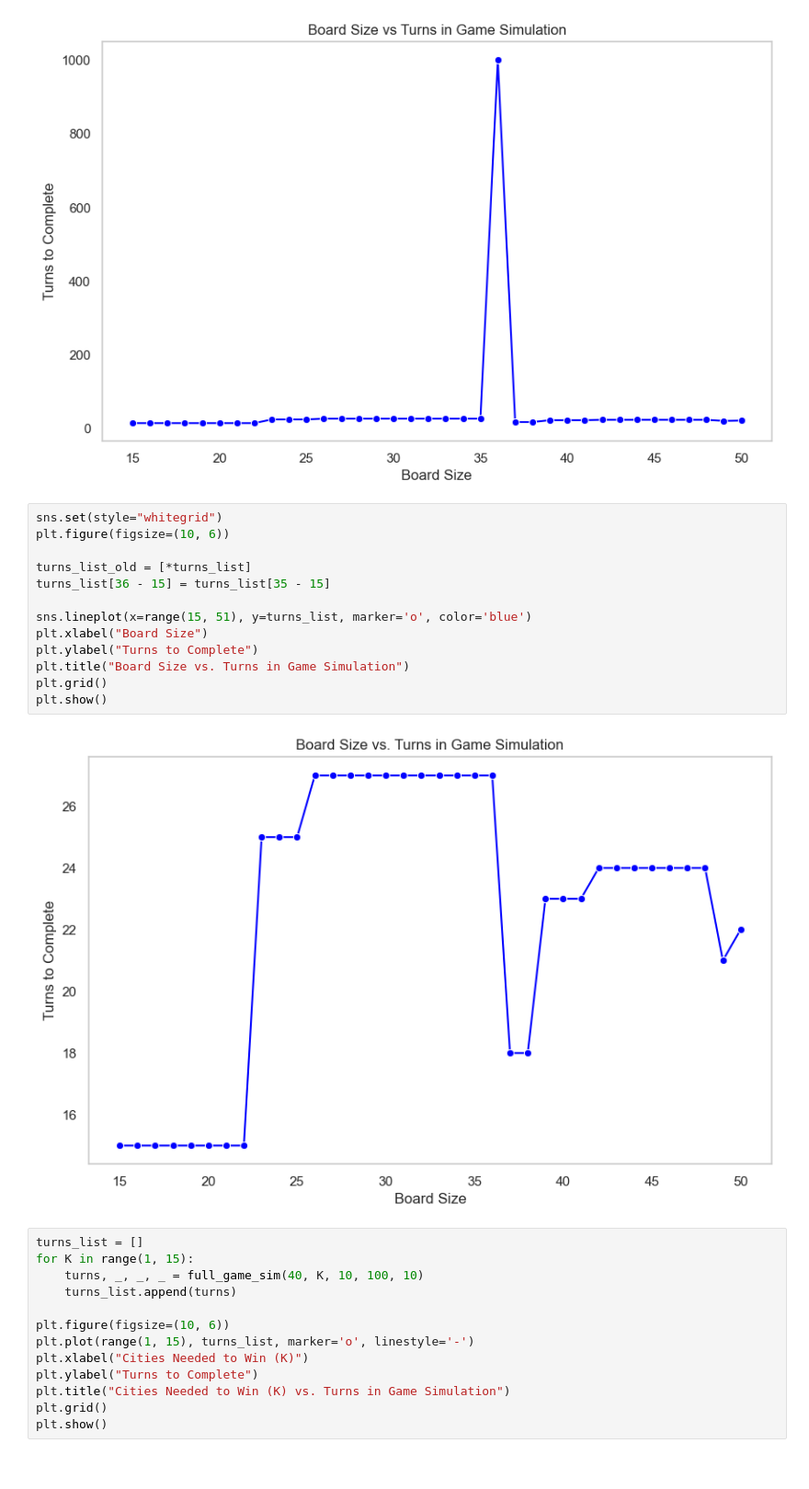
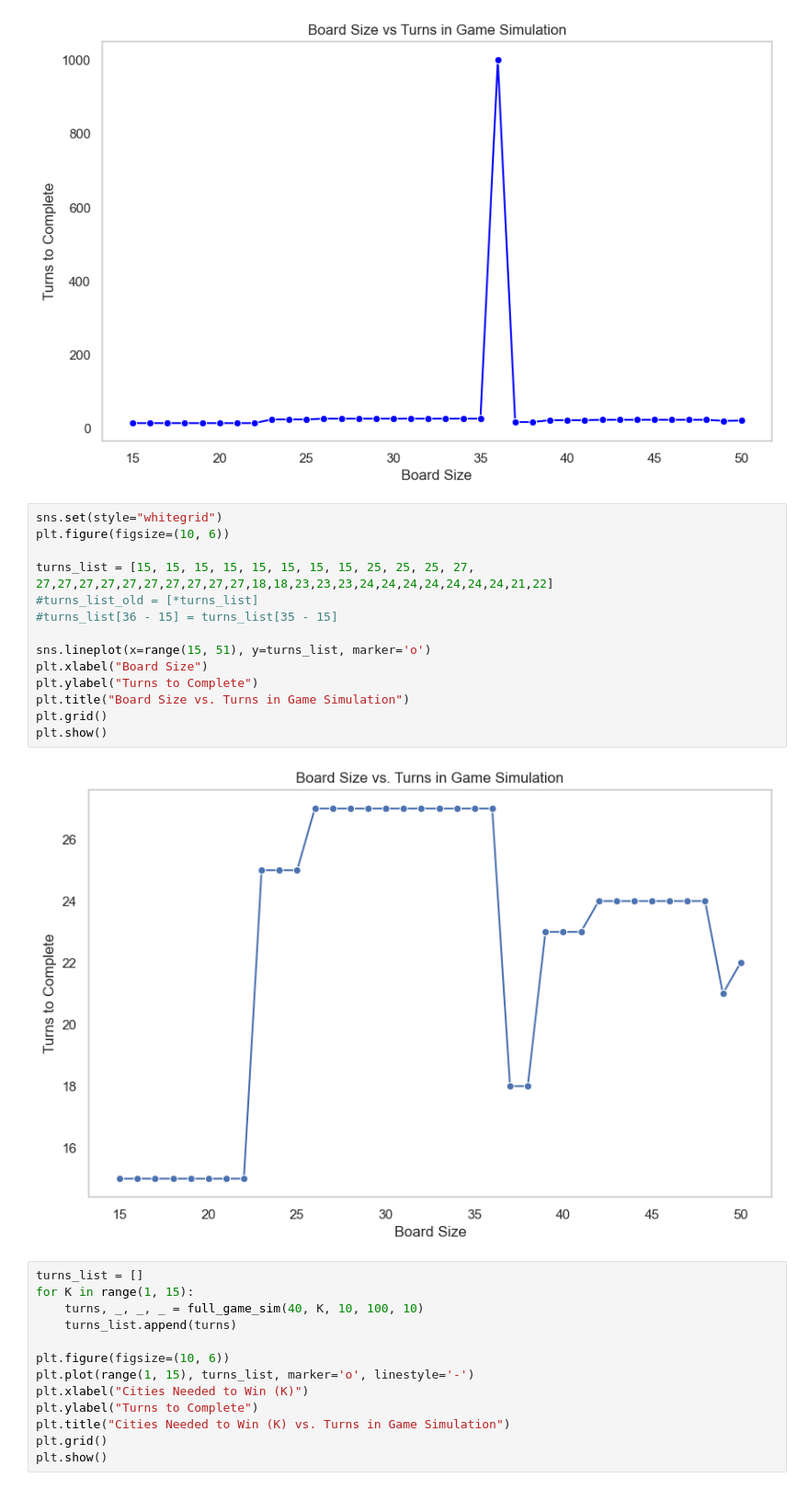
Before and after one commit to Cubified/power_grid, a Jupyter notebook: 00_algorithm_experiments.ipynb, the cells around one changed output. Shown: that part at 92% size. Drawn from its saved outputs; the diff is of its cells as text.

```diff
--- a/00_algorithm_experiments.ipynb
+++ b/00_algorithm_experiments.ipynb
@@ -1024,18 +1024,19 @@ plt.show()
 # %%
 sns.set(style="whitegrid")
 plt.figure(figsize=(10, 6))
 
-turns_list_old = [*turns_list]
-turns_list[36 - 15] = turns_list[35 - 15]
+turns_list = [15, 15, 15, 15, 15, 15, 15, 15, 25, 25, 25, 27, 27,27,27,27,27,27,27,27,27,27,18,18,23,23,23,24,24,24,24,24,24,24,21,22]
+#turns_list_old = [*turns_list]
+#turns_list[36 - 15] = turns_list[35 - 15]
 
-sns.lineplot(x=range(15, 51), y=turns_list, marker='o', color='blue')
+sns.lineplot(x=range(15, 51), y=turns_list, marker='o')
 plt.xlabel("Board Size")
 plt.ylabel("Turns to Complete")
 plt.title("Board Size vs. Turns in Game Simulation")
 plt.grid()
 plt.show()
 # %% [output]
-[figure, old version]
+[figure, new version]
 # %%
 turns_list = []
 for K in range(1, 15):
```
